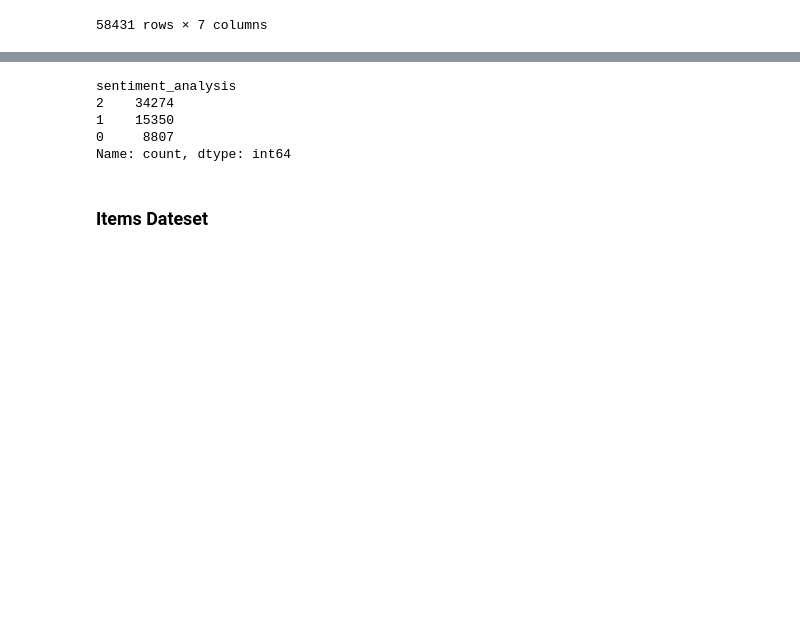
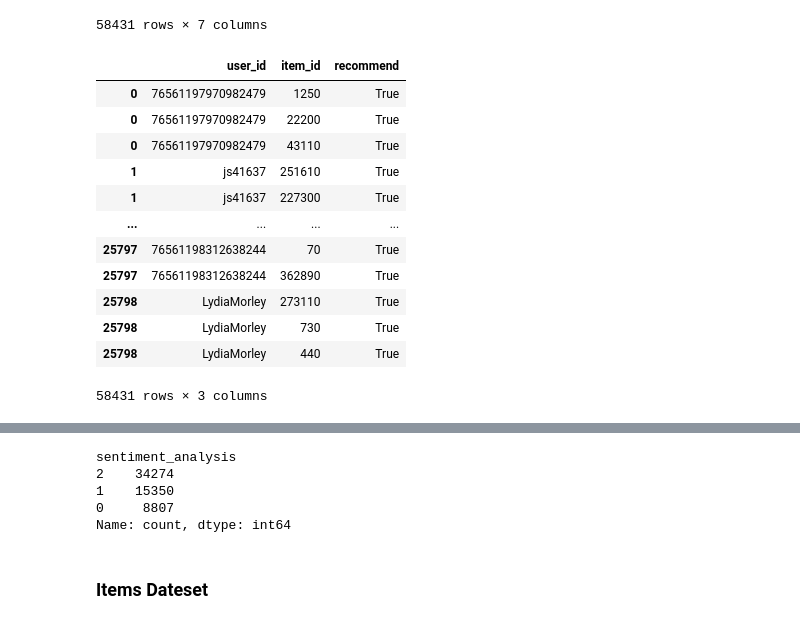
Before and after one commit to fcuerdo/Project1-Henry, a Jupyter notebook: Data Engineering.ipynb, the cells around one changed output, grey strips where cells are left out. Drawn from its saved outputs; the diff is of its cells as text; code cells hidden in the pictures; blank space fills up the shorter version.

```diff
--- a/Data Engineering.ipynb
+++ b/Data Engineering.ipynb
@@ -360,4 +502,24 @@ df_re
 | 25798 | LydiaMorley | Posted July 20. | 730 | True | :D |  | 1 |
 | 25798 | LydiaMorley | Posted July 2. | 440 | True | so much fun :D | much fun | 2 |
 58431 rows × 7 columns
+# %%
+df_re_endpoint2 = df_re
+df_re_endpoint2 = df_re_endpoint2.dropna(subset=['recommend'])
+columns_to_keep4 = ['user_id', 'item_id', 'recommend']
+df_re_endpoint2 = df_re_endpoint2[columns_to_keep4]
+df_re_endpoint2
+# %% [output]
+|  | user_id | item_id | recommend |
+| 0 | 76561197970982479 | 1250 | True |
+| 0 | 76561197970982479 | 22200 | True |
+| 0 | 76561197970982479 | 43110 | True |
+| 1 | js41637 | 251610 | True |
+| 1 | js41637 | 227300 | True |
+| ... | ... | ... | ... |
+| 25797 | 76561198312638244 | 70 | True |
+| 25797 | 76561198312638244 | 362890 | True |
+| 25798 | LydiaMorley | 273110 | True |
+| 25798 | LydiaMorley | 730 | True |
+| 25798 | LydiaMorley | 440 | True |
+58431 rows × 3 columns
 # %%
```
Also changed, not shown: parts of 29 cells of this notebook, 1 other file.
